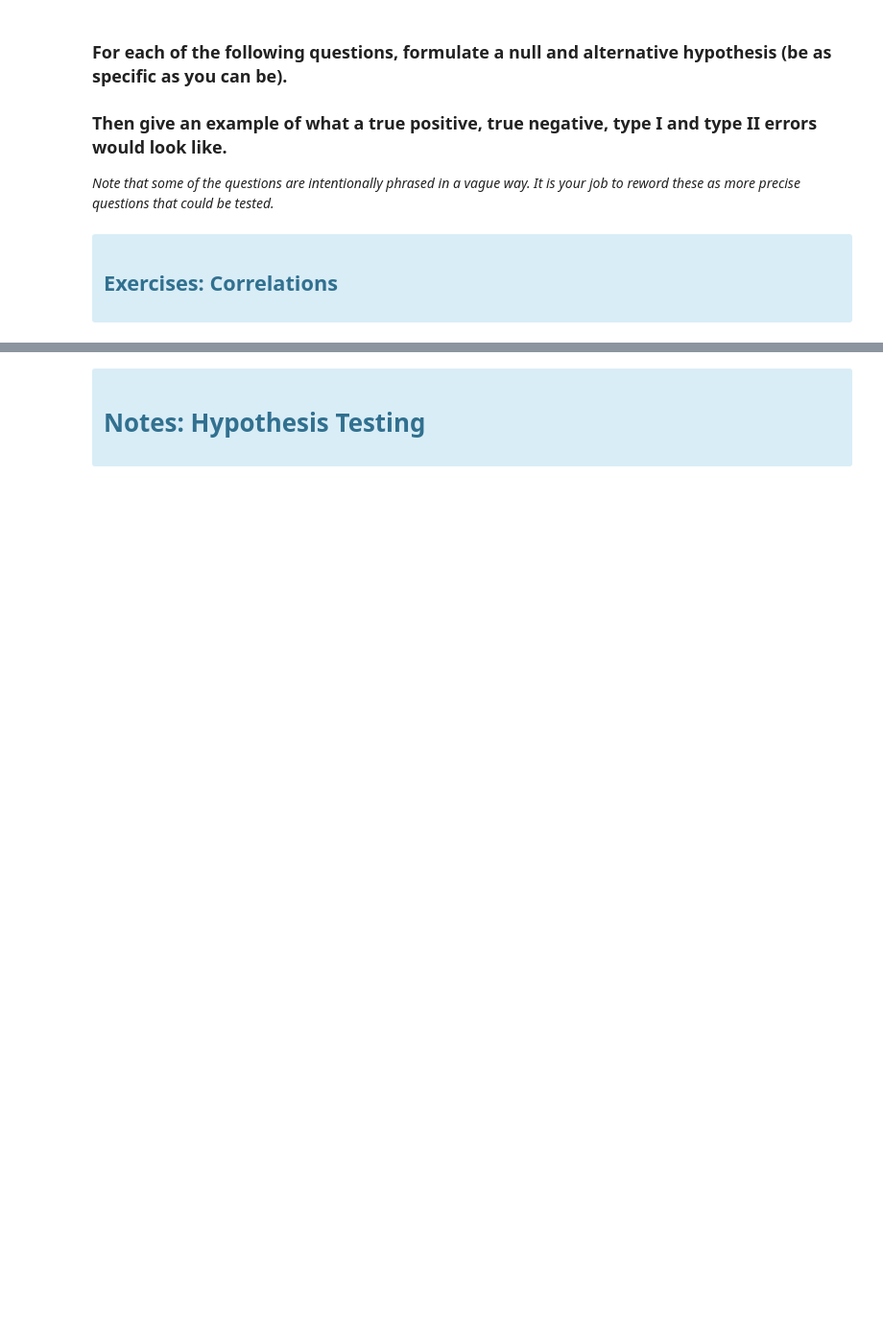
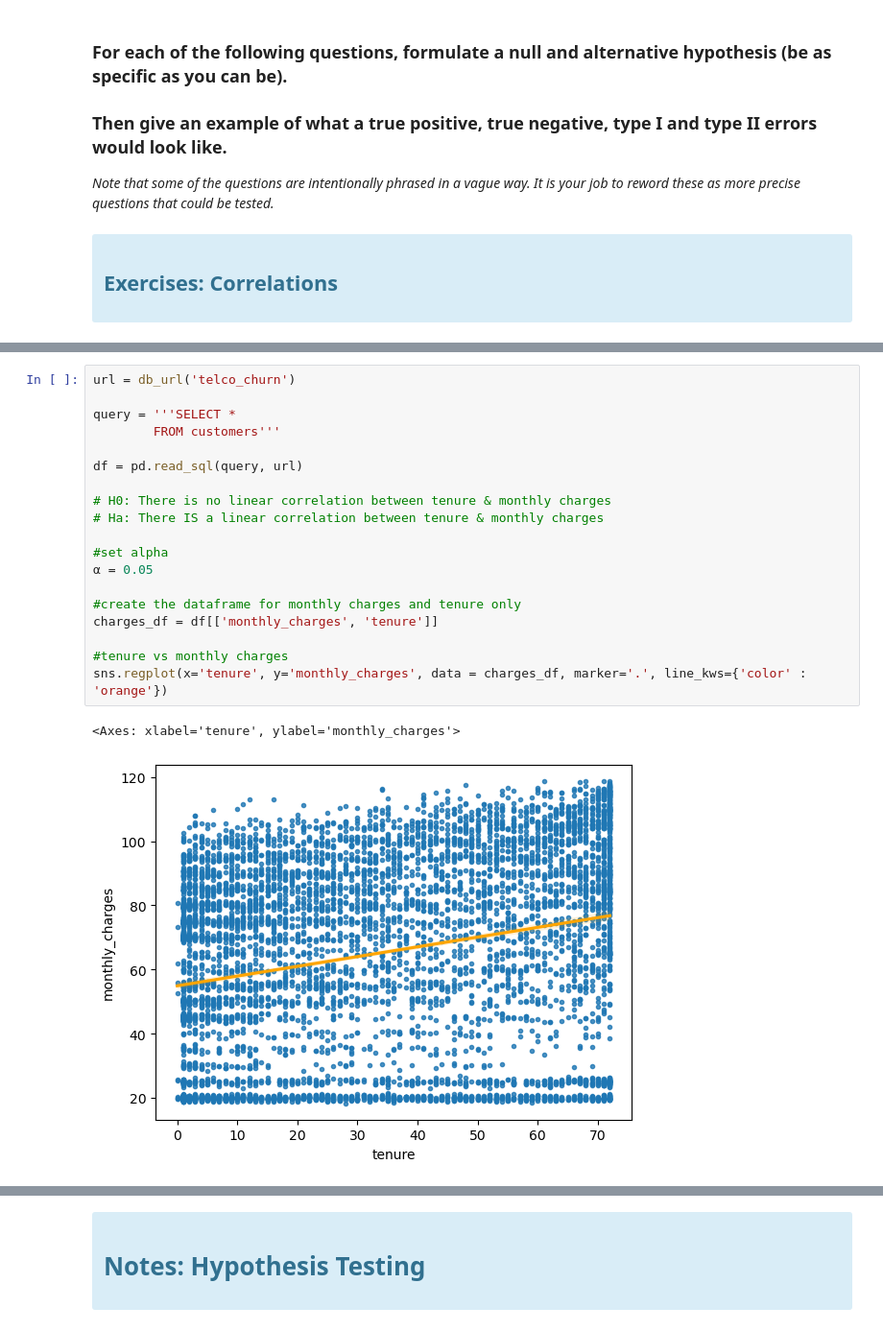
Before and after one commit to Zacharia-Schmitz/statistics-exercises, a Jupyter notebook: hypothesis_testing.ipynb, the cells around one changed output, grey strips where cells are left out. Shown at 96% size. Drawn from its saved outputs; the diff is of its cells as text; blank space fills up the shorter version.

```diff
--- a/hypothesis_testing.ipynb
+++ b/hypothesis_testing.ipynb
@@ -228,0 +155,22 @@ tenure_total.corr()
+# %%
+url = db_url('telco_churn')
+
+query = '''SELECT *
+        FROM customers'''
+
+df = pd.read_sql(query, url)
+
+# H0: There is no linear correlation between tenure & monthly charges
+# Ha: There IS a linear correlation between tenure & monthly charges
+
+#set alpha
+α = 0.05
+
+#create the dataframe for monthly charges and tenure only
+charges_df = df[['monthly_charges', 'tenure']]
+
+#tenure vs monthly charges
+sns.regplot(x='tenure', y='monthly_charges', data = charges_df, marker='.', line_kws={'color' : 'orange'})
+# %% [output]
+<Axes: xlabel='tenure', ylabel='monthly_charges'>
+[figure, added]
```
Also changed, not shown: parts of 61 cells of this notebook.
